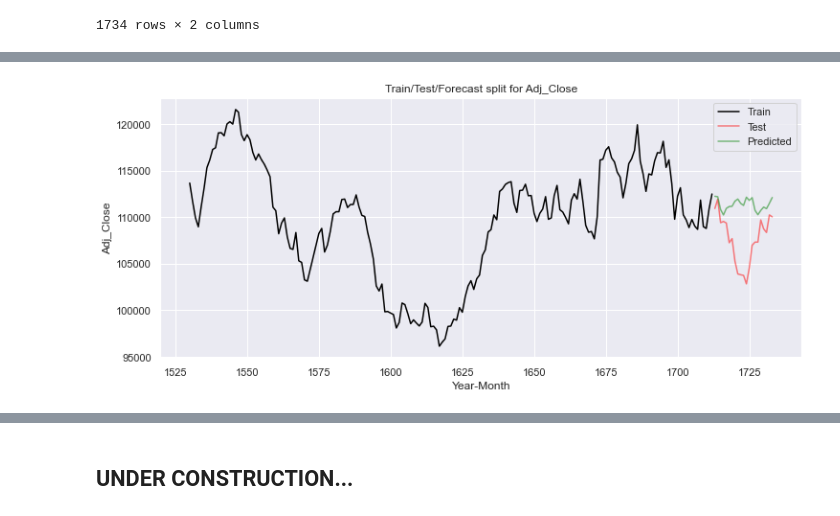
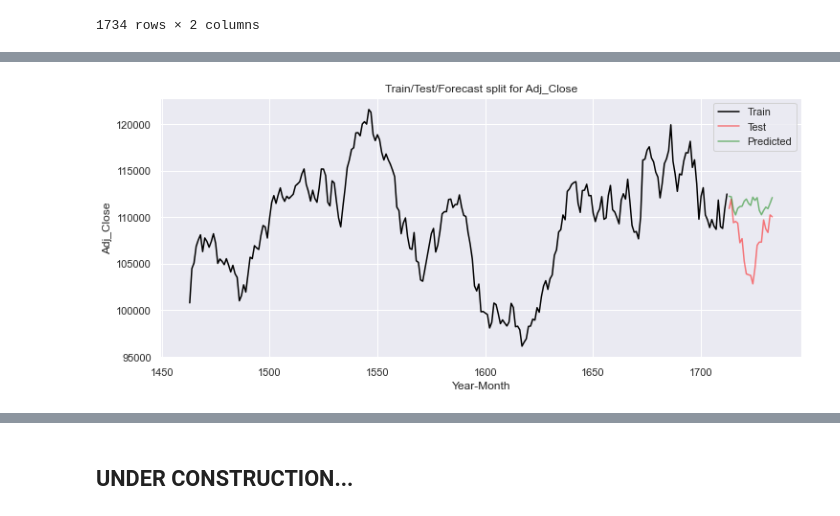
Before and after one commit to fernandopmarciano/Data_Analisys, a Jupyter notebook: Market_Forecast/notebook.ipynb, the cells around one changed output, grey strips where cells are left out. Drawn from its saved outputs; the diff is of its cells as text; code cells hidden in the pictures.

```diff
--- a/Market_Forecast/notebook.ipynb
+++ b/Market_Forecast/notebook.ipynb
@@ -18,4 +18,9 @@ bvsp_raw_data = yf.download('^BVSP', start='2016-01-01', end='2023-01-01', progr
 bsesn_raw_data = yf.download('^BSESN', start='2016-01-01', end='2023-01-01', progress=False) # S&P BSE SENSEX
 ixic_raw_data = yf.download('^IXIC', start='2016-01-01', end='2023-01-01', progress=False) # Nasdaq
 dji_raw_data = yf.download('^DJI', start='2016-01-01', end='2023-01-01', progress=False) # Dow Jones Industrial Average
+# %%
+bvsp_data = bvsp_raw_data.rename({'Adj Close': 'Adj_Close'}, axis=1)
+bsesn_data = bsesn_raw_data.rename({'Adj Close': 'Adj_Close'}, axis=1)
+ixic_data = ixic_raw_data.rename({'Adj Close': 'Adj_Close'}, axis=1)
+dji_data = dji_raw_data.rename({'Adj Close': 'Adj_Close'}, axis=1)
 # %%
@@ -39,10 +61,10 @@ round(bvsp_raw_data.describe(), 2)
 # Adjusted prices are already adjusted for stock dividends, cash dividends and splits,
 #                                                                      which creates a more accurate return calculation.
 
-bvsp_adj_close = bvsp_raw_data['Adj Close']
-bsesn_adj_close = bsesn_raw_data['Adj Close']
-ixic_adj_close = ixic_raw_data['Adj Close']
-dji_adj_close = dji_raw_data['Adj Close']
+bvsp_adj_close = bvsp_data['Adj_Close']
+bsesn_adj_close = bsesn_data['Adj_Close']
+ixic_adj_close = ixic_data['Adj_Close']
+dji_adj_close = dji_data['Adj_Close']
 
 
 rollingseries_bvsp_adj_close = bvsp_adj_close.rolling(window=7)
@@ -305,10 +361,12 @@ See the caveats in the documentation: https://pandas.pydata.org/pandas-docs/stab
 # %%
+#Using ARIMA Model for forecast
+
 from pmdarima.arima import auto_arima
 
-model = auto_arima(train, start_p=0, d=1, start_q=0, max_p=5, max_d=5, max_q=5, start_P=0, D=1, start_Q=0, max_P=5, max_D=5, max_Q=5, m=12, seasonal=True, error_action='warn', trace = True, suppress_warnings=True, stepwise=True, random_state=0, n_fits = 50)
+model = auto_arima(train,
+                    start_p=0, d=1, start_q=0, max_p=5, max_d=5, max_q=5, start_P=0, D=1, start_Q=0, max_P=5, max_D=5, max_Q=5, m=12,
+                    seasonal=True, error_action='warn', trace = True, suppress_warnings=True, stepwise=True, random_state=32, n_fits = 50,
+                    test= 'adf')
 #model = auto_arima(train, trace=True, error_action='ignore', suppress_warnings=True)
-model.fit(train)
-forecast = model.predict(n_periods=len(test))
-forecast = pd.DataFrame(forecast,index = test.index,columns=['Prediction'])
 # %% [output]
 Performing stepwise search to minimize aic
@@ -333,0 +392,5 @@ Total fit time: 297.243 seconds
+# %%
+model.fit(train)
+forecast, confint = model.predict(n_periods=len(test), return_conf_int=True)
+forecast_df = pd.DataFrame(forecast,index = test.index,columns=['Prediction'])
+confint_df= pd.DataFrame(confint)
@@ -334,13 +422,13 @@ Total fit time: 297.243 seconds
 # %%
 plt.figure(figsize=(12, 5))
-plt.plot(train[-183:], color = "black", label = 'Train')
+plt.plot(train[-250:], color = "black", label = 'Train')
 plt.plot(test, color = "red", alpha = 0.5, label = 'Test')
 plt.plot(forecast, color = 'green', alpha = 0.5, label = 'Predicted')
 plt.title("Train/Test/Forecast split for Adj_Close")
 plt.ylabel("Adj_Close")
 plt.xlabel('Year-Month')
 plt.legend(loc = 'best')
 sns.set()
 plt.show()
 # %% [output]
-[figure, old version]
+[figure, new version]
```
Also changed, not shown: parts of 20 cells of this notebook, 1 other file.
